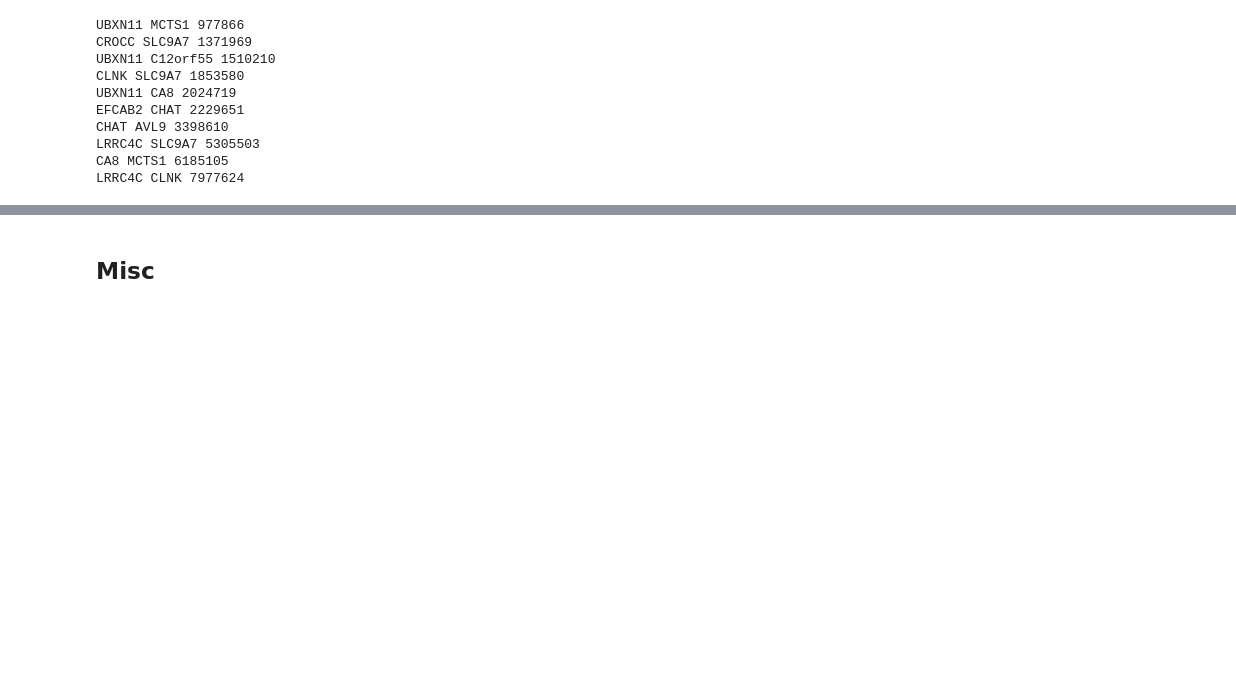
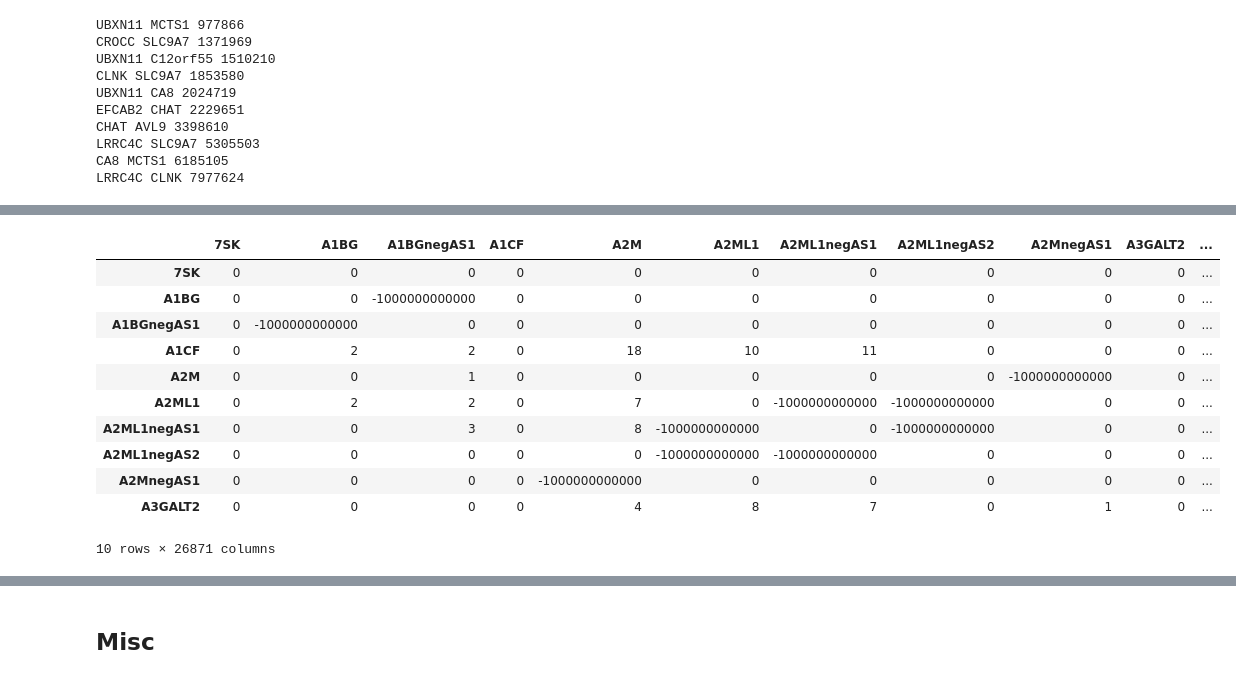
Before and after one commit to jakekrol/genefusion, a Jupyter notebook: scripts/python/prostate_analysis.ipynb, the cells around one changed output, grey strips where cells are left out. Cells and saved outputs as stored; diff of their text form; code cells hidden in the pictures; blank space fills up the shorter version.

Commit message:
prostate: rule3 filtering

```diff
--- a/scripts/python/prostate_analysis.ipynb
+++ b/scripts/python/prostate_analysis.ipynb
@@ -1847,0 +2017,8 @@ LRRC4C CLNK 7977624
+# %%
+g = ((row, mu_tot_pcawg, sigma_tot_pcawg) for _,row in C_no_diag.iterrows())
+with mp.Pool(cpus) as pool:
+    C_filt_bt_rows = pool.starmap(rule_filt_C_bt, g)
+C_filt_bt = pd.DataFrame(C_filt_bt_rows)
+C_filt_bt.sort_index(inplace=True)
+del C_filt_bt_rows
+C_filt_bt.head()
@@ -1847,0 +2085,45 @@ LRRC4C CLNK 7977624
+# %%
+# rule 3: neighbors get penalized in C
+C_no_diag_bt_filt_no_nbs = C_bt_filt.copy()
+fill = np.int64(- (10 ** 12))
+# i = 0
+for g in C_no_diag_bt_filt_no_nbs.index:
+    # d = 1
+    g_p, g_n = gene_neigbors(g, df_genes)
+    if g_p:
+        if g_p in C_no_diag_bt_filt_no_nbs.index:
+            C_no_diag_bt_filt_no_nbs.loc[g,g_p] = fill
+            C_no_diag_bt_filt_no_nbs.loc[g_p,g] = fill
+    if g_n:
+        if g_n in C_no_diag_bt_filt_no_nbs.index:
+            C_no_diag_bt_filt_no_nbs.loc[g,g_n] = fill
+            C_no_diag_bt_filt_no_nbs.loc[g_n,g] = fill
+    # d = 2
+    g_p, g_n = gene_neigbors(g, df_genes,d=2)
+    if g_p:
+        if g_p in C_no_diag_bt_filt_no_nbs.index:
+            C_no_diag_bt_filt_no_nbs.loc[g,g_p] = fill
+            C_no_diag_bt_filt_no_nbs.loc[g_p,g] = fill
+    if g_n:
+        if g_n in C_no_diag_bt_filt_no_nbs.index:
+            C_no_diag_bt_filt_no_nbs.loc[g,g_n] = fill
+            C_no_diag_bt_filt_no_nbs.loc[g_n,g] = fill
+
+    # i+=1
+    # if i > 10:
+    #     break
+# %%
+C_no_diag_bt_filt_no_nbs.head(10)
+# %% [output]
+|  | 7SK | A1BG | A1BGnegAS1 | A1CF | A2M | A2ML1 | A2ML1negAS1 | A2ML1negAS2 | A2MnegAS1 | A3GALT2 | ... |
+| 7SK | 0 | 0 | 0 | 0 | 0 | 0 | 0 | 0 | 0 | 0 | ... |
+| A1BG | 0 | 0 | -1000000000000 | 0 | 0 | 0 | 0 | 0 | 0 | 0 | ... |
+| A1BGnegAS1 | 0 | -1000000000000 | 0 | 0 | 0 | 0 | 0 | 0 | 0 | 0 | ... |
+| A1CF | 0 | 2 | 2 | 0 | 18 | 10 | 11 | 0 | 0 | 0 | ... |
+| A2M | 0 | 0 | 1 | 0 | 0 | 0 | 0 | 0 | -1000000000000 | 0 | ... |
+| A2ML1 | 0 | 2 | 2 | 0 | 7 | 0 | -1000000000000 | -1000000000000 | 0 | 0 | ... |
+| A2ML1negAS1 | 0 | 0 | 3 | 0 | 8 | -1000000000000 | 0 | -1000000000000 | 0 | 0 | ... |
+| A2ML1negAS2 | 0 | 0 | 0 | 0 | 0 | -1000000000000 | -1000000000000 | 0 | 0 | 0 | ... |
+| A2MnegAS1 | 0 | 0 | 0 | 0 | -1000000000000 | 0 | 0 | 0 | 0 | 0 | ... |
+| A3GALT2 | 0 | 0 | 0 | 0 | 4 | 8 | 7 | 0 | 1 | 0 | ... |
+10 rows × 26871 columns
```
Also changed, not shown: parts of 33 cells of this notebook.
